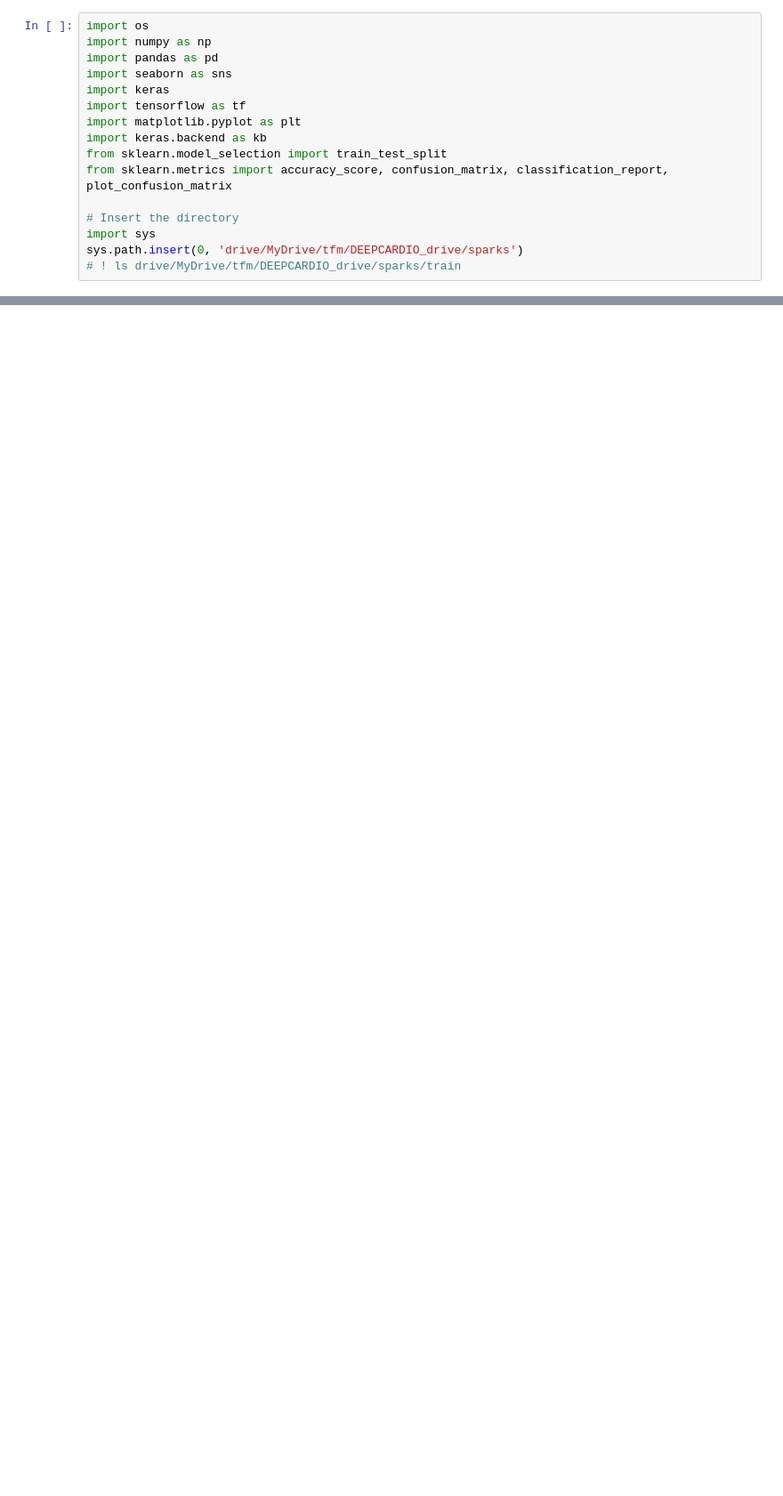
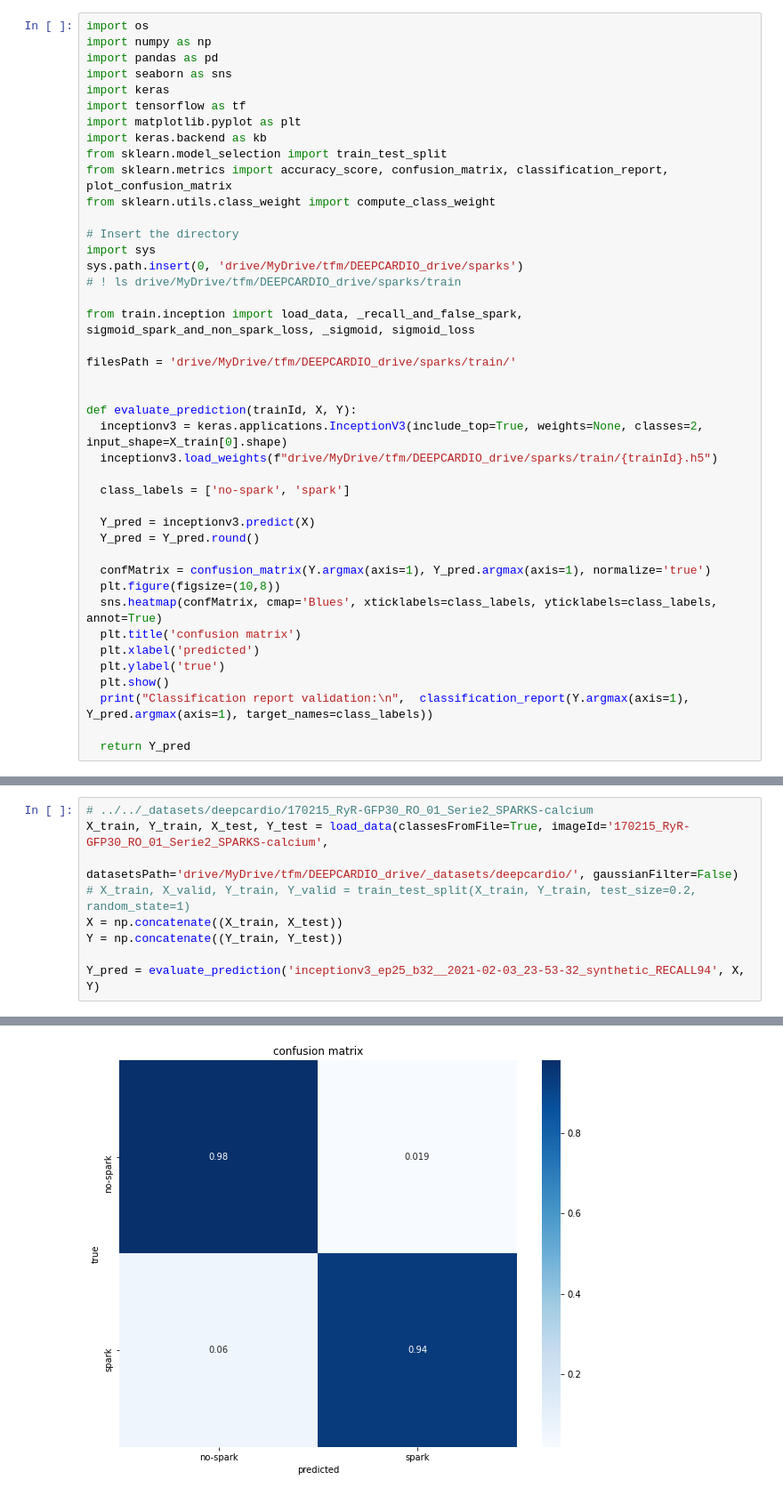
Before and after one commit to raulbenitez/DEEPCARDIO, a Jupyter notebook: sparks/train/inception.ipynb, the cells around one changed output, grey strips where cells are left out. Shown at 89% size. Cells and saved outputs as stored; diff of their text form; blank space fills up the shorter version.

```diff
--- a/sparks/train/inception.ipynb
+++ b/sparks/train/inception.ipynb
@@ -16,8 +18,34 @@ import matplotlib.pyplot as plt
 import keras.backend as kb
 from sklearn.model_selection import train_test_split
 from sklearn.metrics import accuracy_score, confusion_matrix, classification_report, plot_confusion_matrix
+from sklearn.utils.class_weight import compute_class_weight
 
 # Insert the directory
 import sys
 sys.path.insert(0, 'drive/MyDrive/tfm/DEEPCARDIO_drive/sparks')
 # ! ls drive/MyDrive/tfm/DEEPCARDIO_drive/sparks/train
+
+from train.inception import load_data, _recall_and_false_spark, sigmoid_spark_and_non_spark_loss, _sigmoid, sigmoid_loss
+
+filesPath = 'drive/MyDrive/tfm/DEEPCARDIO_drive/sparks/train/'
+
+
+def evaluate_prediction(trainId, X, Y):
+  inceptionv3 = keras.applications.InceptionV3(include_top=True, weights=None, classes=2, input_shape=X_train[0].shape)
+  inceptionv3.load_weights(f"drive/MyDrive/tfm/DEEPCARDIO_drive/sparks/train/{trainId}.h5")
+
+  class_labels = ['no-spark', 'spark']
+
+  Y_pred = inceptionv3.predict(X)
+  Y_pred = Y_pred.round()
+
+  confMatrix = confusion_matrix(Y.argmax(axis=1), Y_pred.argmax(axis=1), normalize='true')
+  plt.figure(figsize=(10,8))
+  sns.heatmap(confMatrix, cmap='Blues', xticklabels=class_labels, yticklabels=class_labels, annot=True)
+  plt.title('confusion matrix')
+  plt.xlabel('predicted')
+  plt.ylabel('true')
+  plt.show()
+  print("Classification report validation:\n",  classification_report(Y.argmax(axis=1), Y_pred.argmax(axis=1), target_names=class_labels))
+
+  return Y_pred
@@ -128,0 +192,10 @@ KeyError: ignored
+# %%
+# ../../_datasets/deepcardio/170215_RyR-GFP30_RO_01_Serie2_SPARKS-calcium
+X_train, Y_train, X_test, Y_test = load_data(classesFromFile=True, imageId='170215_RyR-GFP30_RO_01_Serie2_SPARKS-calcium',
+                                             datasetsPath='drive/MyDrive/tfm/DEEPCARDIO_drive/_datasets/deepcardio/', gaussianFilter=False)
+# X_train, X_valid, Y_train, Y_valid = train_test_split(X_train, Y_train, test_size=0.2, random_state=1)
+X = np.concatenate((X_train, X_test))
+Y = np.concatenate((Y_train, Y_test))
+
+Y_pred = evaluate_prediction('inceptionv3_ep25_b32__2021-02-03_23-53-32_synthetic_RECALL94', X, Y)
+# %% [output]
@@ -128,0 +203 @@ KeyError: ignored
+[figure, added]
```
Also changed, not shown: parts of 18 cells of this notebook.
